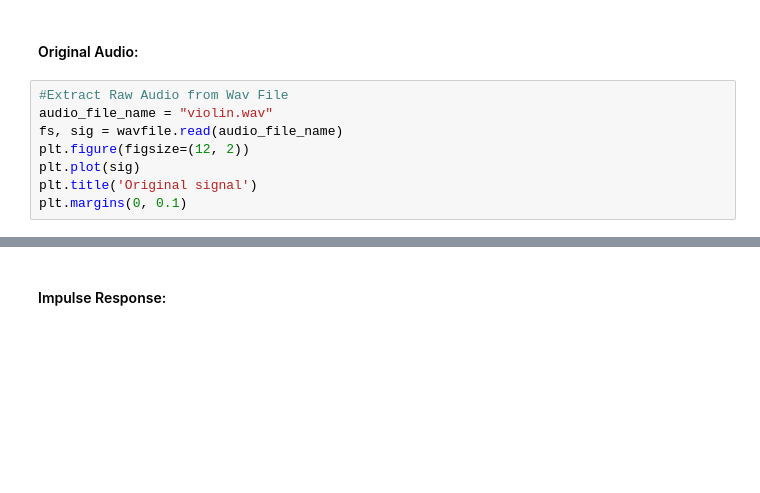
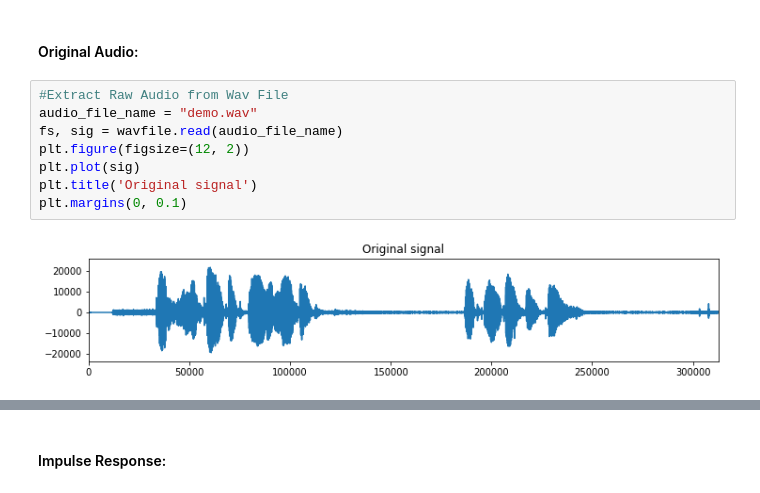
Before and after one commit to jadfegh/audiovision, a Jupyter notebook: train_data_gen/train_data_gen_demo/DistinctVoice_train_data_gen.ipynb, the cells around one changed output, grey strips where cells are left out. Saved outputs shown, nothing was run; the diff lists cells and outputs as text; blank space fills up the shorter version.

```diff
--- a/train_data_gen/train_data_gen_demo/DistinctVoice_train_data_gen.ipynb
+++ b/train_data_gen/train_data_gen_demo/DistinctVoice_train_data_gen.ipynb
@@ -13,12 +13,14 @@ import os
 #### Original Audio:
 # %%
 #Extract Raw Audio from Wav File
-audio_file_name = "violin.wav"
+audio_file_name = "demo.wav"
 fs, sig = wavfile.read(audio_file_name)
 plt.figure(figsize=(12, 2))
 plt.plot(sig)
 plt.title('Original signal')
 plt.margins(0, 0.1)
+# %% [output]
+[figure, added]
 # %%
 ## Play original audio
 ipd.Audio(audio_file_name)
```
Also changed, not shown: parts of 5 cells of this notebook, 24 other files.
